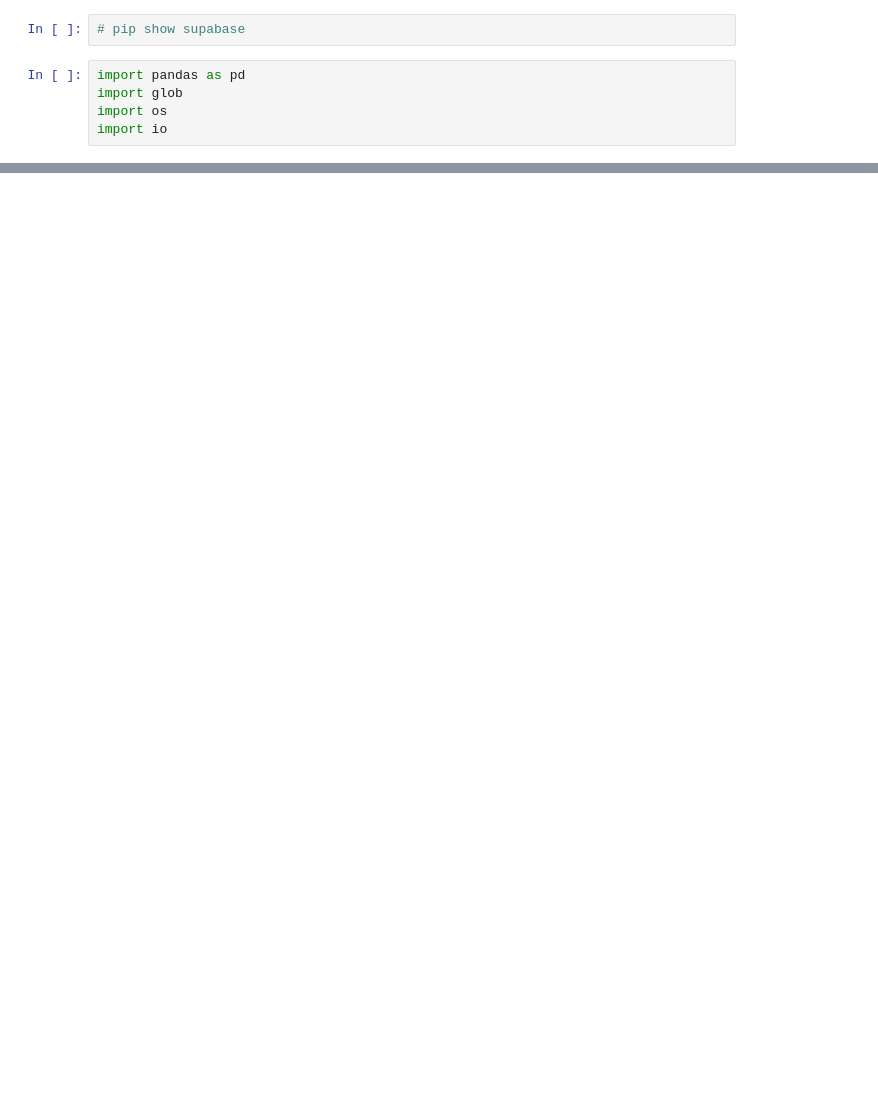
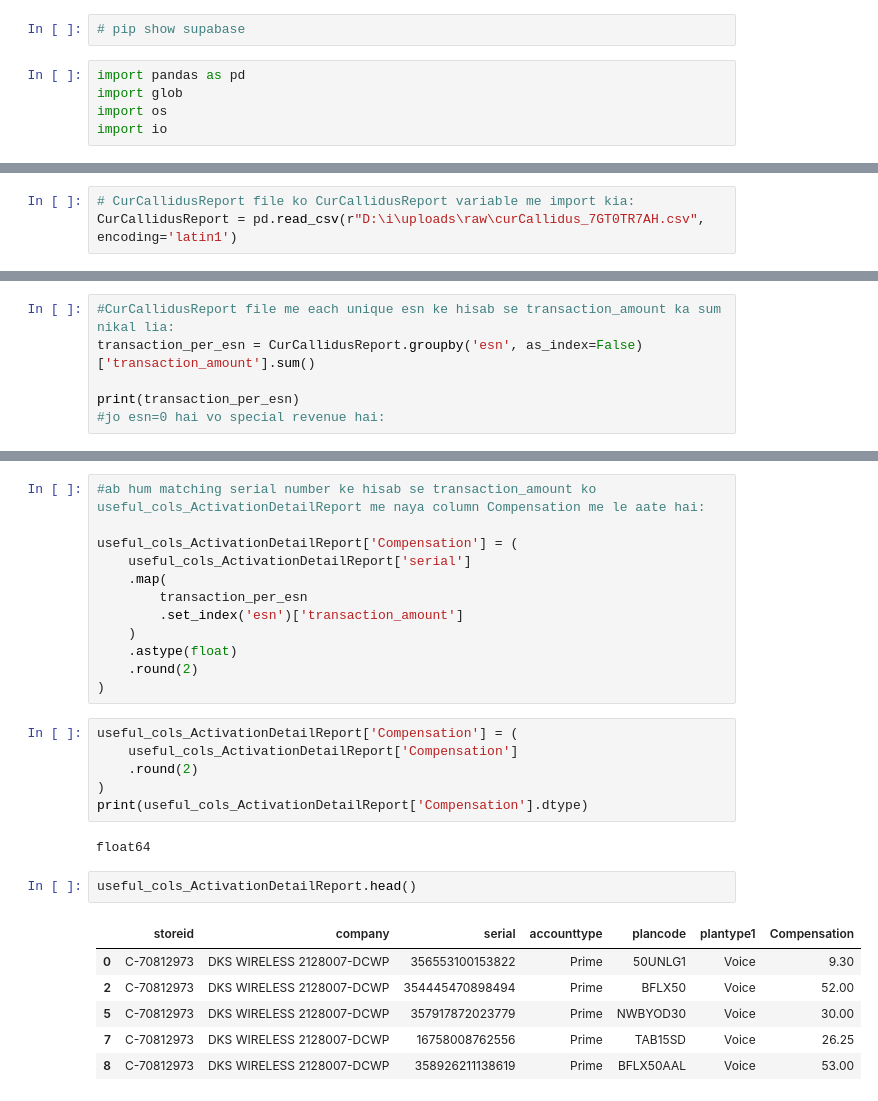
Before and after one commit to ishanadeptmed/i, a Jupyter notebook: notebook/ingestion.ipynb, the cells around one changed output, grey strips where cells are left out. Drawn from its saved outputs; the diff is of its cells as text; blank space fills up the shorter version.

```diff
--- a/notebook/ingestion.ipynb
+++ b/notebook/ingestion.ipynb
@@ -52,0 +124,3 @@ collecting_columns.head()
+# %%
+# CurCallidusReport file ko CurCallidusReport variable me import kia:
+CurCallidusReport = pd.read_csv(r"D:\i\uploads\raw\curCallidus_7GT0TR7AH.csv", encoding='latin1')
@@ -52,0 +165,6 @@ collecting_columns.head()
+# %%
+#CurCallidusReport file me each unique esn ke hisab se transaction_amount ka sum nikal lia:
+transaction_per_esn = CurCallidusReport.groupby('esn', as_index=False)['transaction_amount'].sum()
+
+print(transaction_per_esn)
+#jo esn=0 hai vo special revenue hai:
@@ -52,0 +208,29 @@ collecting_columns.head()
+# %%
+#ab hum matching serial number ke hisab se transaction_amount ko useful_cols_ActivationDetailReport me naya column Compensation me le aate hai:
+
+useful_cols_ActivationDetailReport['Compensation'] = (
+    useful_cols_ActivationDetailReport['serial']
+    .map(
+        transaction_per_esn
+        .set_index('esn')['transaction_amount']
+    )
+    .astype(float)
+    .round(2)
+)
+# %%
+useful_cols_ActivationDetailReport['Compensation'] = (
+    useful_cols_ActivationDetailReport['Compensation']
+    .round(2)
+)
+print(useful_cols_ActivationDetailReport['Compensation'].dtype)
+# %% [output]
+float64
+# %%
+useful_cols_ActivationDetailReport.head()
+# %% [output]
+|  | storeid | company | serial | accounttype | plancode | plantype1 | Compensation |
+| 0 | C-70812973 | DKS WIRELESS 2128007-DCWP | 356553100153822 | Prime | 50UNLG1 | Voice | 9.30 |
+| 2 | C-70812973 | DKS WIRELESS 2128007-DCWP | 354445470898494 | Prime | BFLX50 | Voice | 52.00 |
+| 5 | C-70812973 | DKS WIRELESS 2128007-DCWP | 357917872023779 | Prime | NWBYOD30 | Voice | 30.00 |
+| 7 | C-70812973 | DKS WIRELESS 2128007-DCWP | 16758008762556 | Prime | TAB15SD | Voice | 26.25 |
+| 8 | C-70812973 | DKS WIRELESS 2128007-DCWP | 358926211138619 | Prime | BFLX50AAL | Voice | 53.00 |
```
Also changed, not shown: parts of 29 cells of this notebook, 10 other files.
